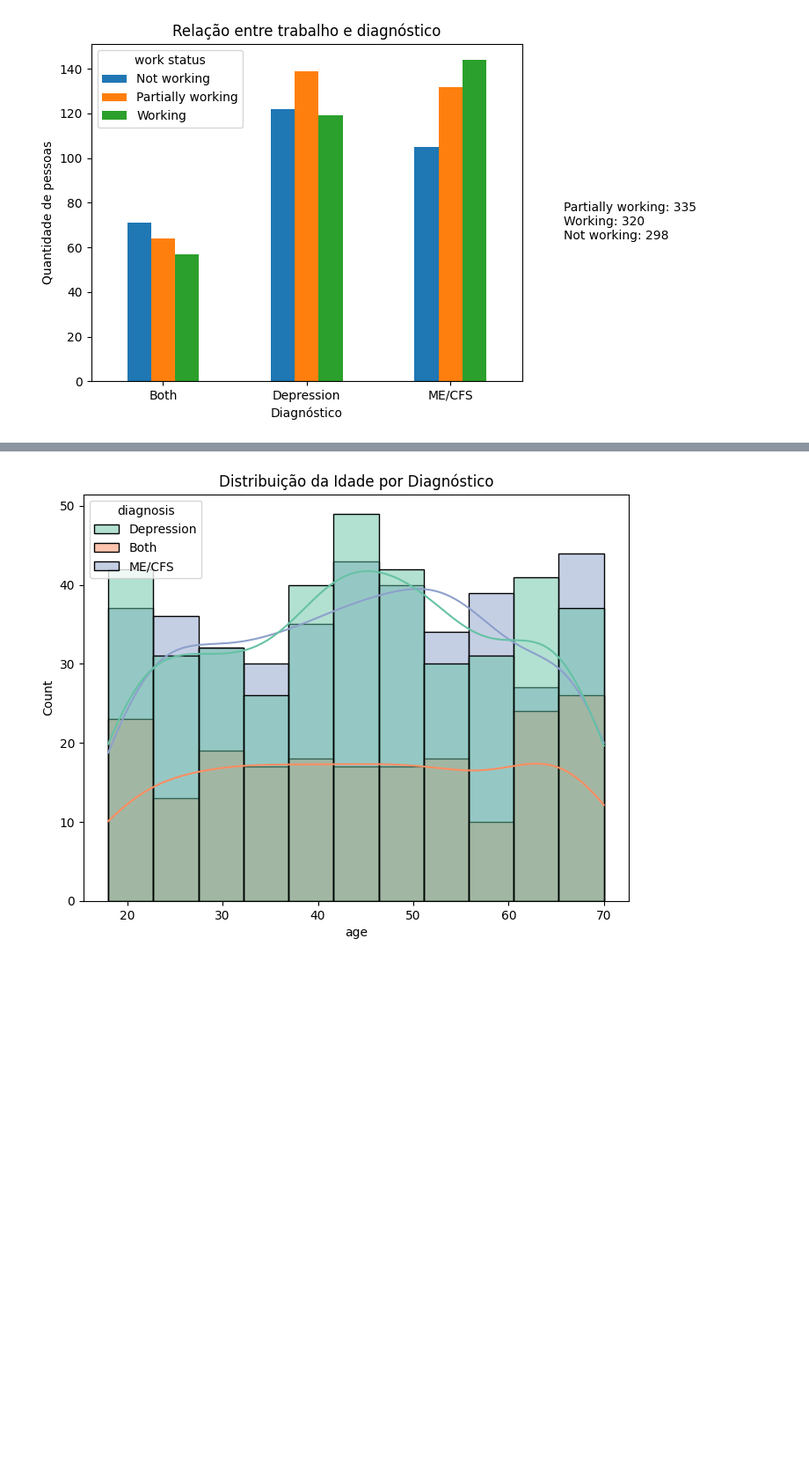
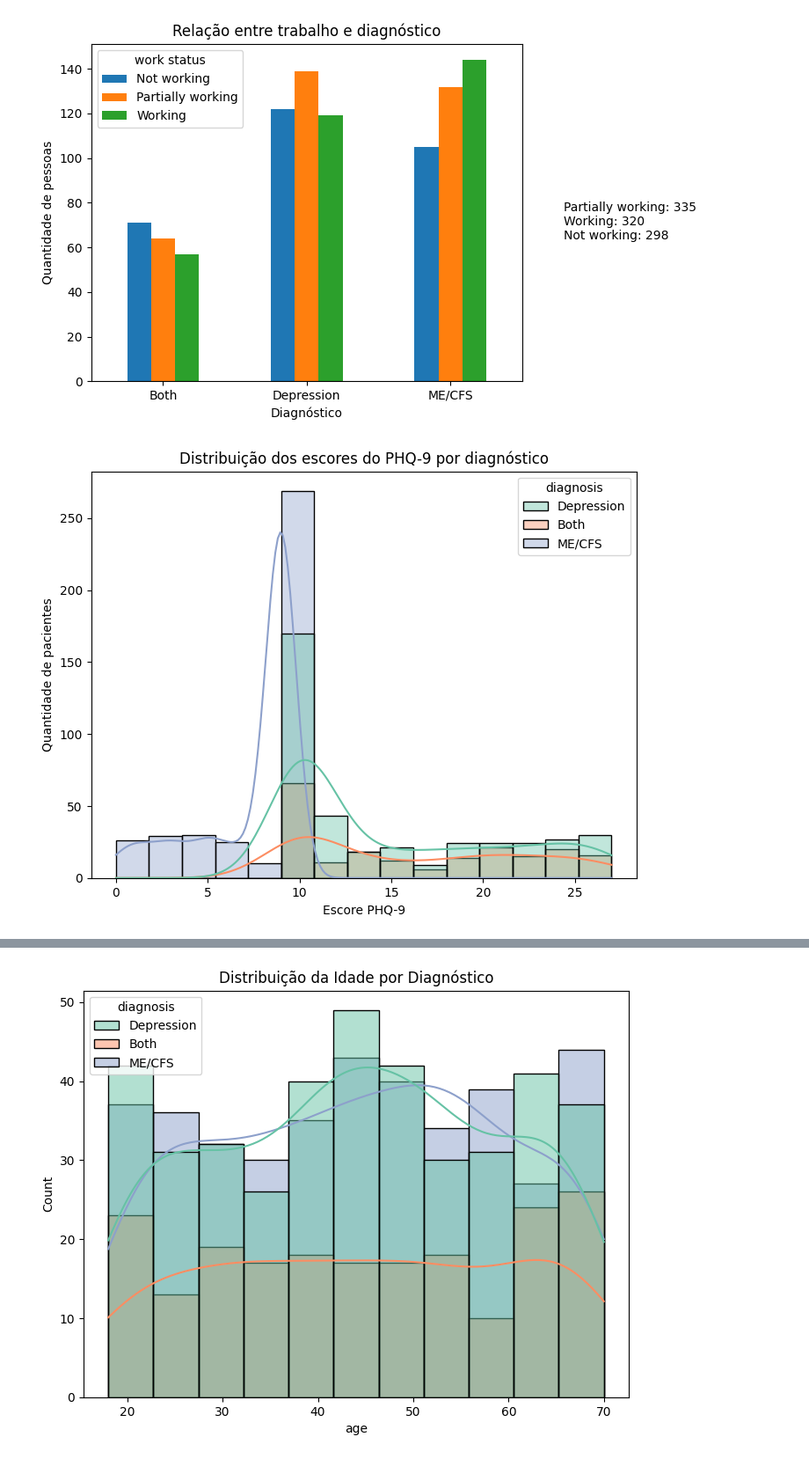
Before and after one commit to jessikamorais/FIAP, a Jupyter notebook: projeto_modulo1.ipynb, the cells around one changed output, grey strips where cells are left out. Shown at 88% size. Cells and saved outputs as stored; diff of their text form; code cells hidden in the pictures; blank space fills up the shorter version.

```diff
--- a/projeto_modulo1.ipynb
+++ b/projeto_modulo1.ipynb
@@ -438,3 +438,12 @@ plt.tight_layout(rect=[0, 0, 0.9, 1])
 plt.show()
 # %% [output]
 [figure]
+# %%
+plt.figure(figsize=(8,6))
+sns.histplot(data=data, x="depression_phq9_score", hue="diagnosis", kde=True, palette="Set2", alpha=0.4, bins=15)
+plt.title("Distribuição dos escores do PHQ-9 por diagnóstico")
+plt.xlabel("Escore PHQ-9")
+plt.ylabel("Quantidade de pacientes")
+plt.show()
+# %% [output]
+[figure, added]
```
Also changed, not shown: parts of 3 cells of this notebook.
